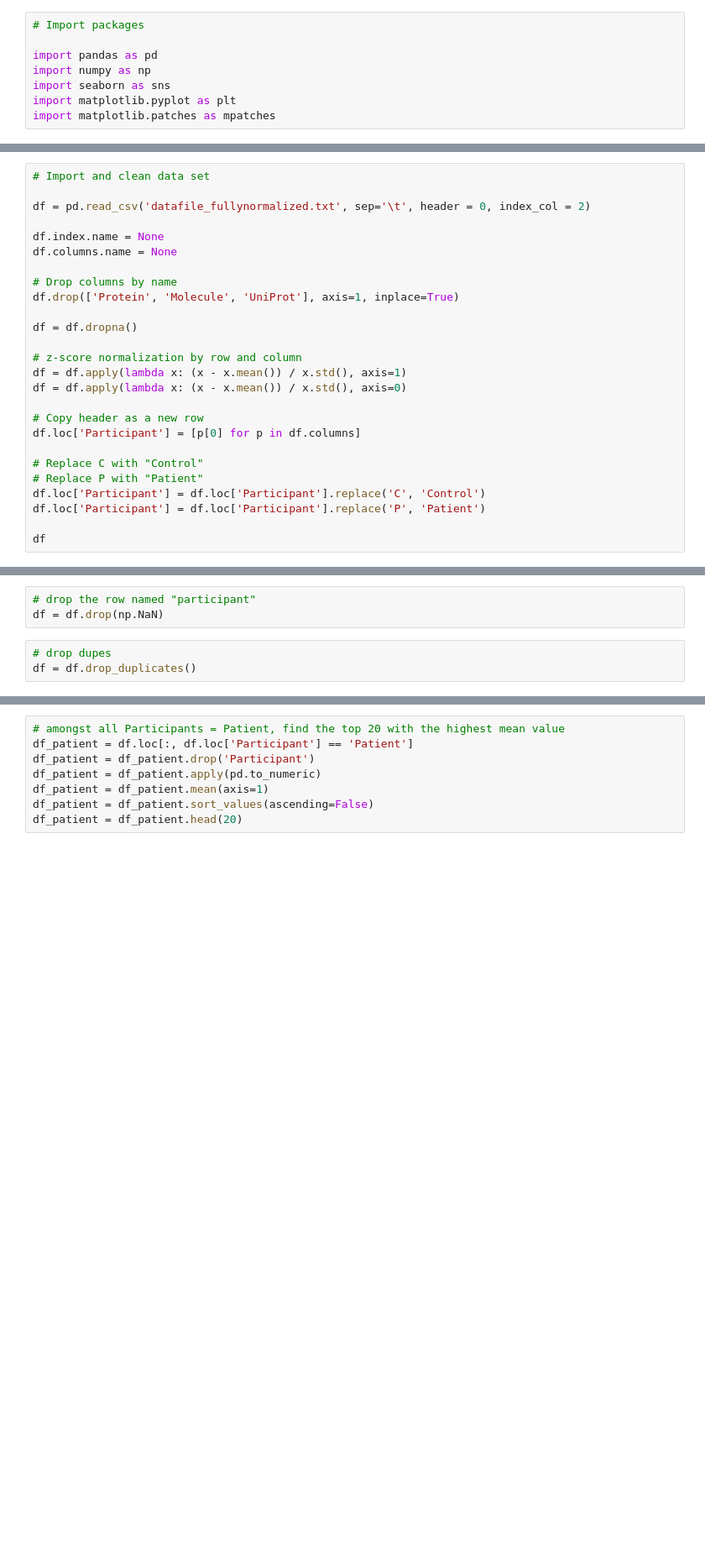
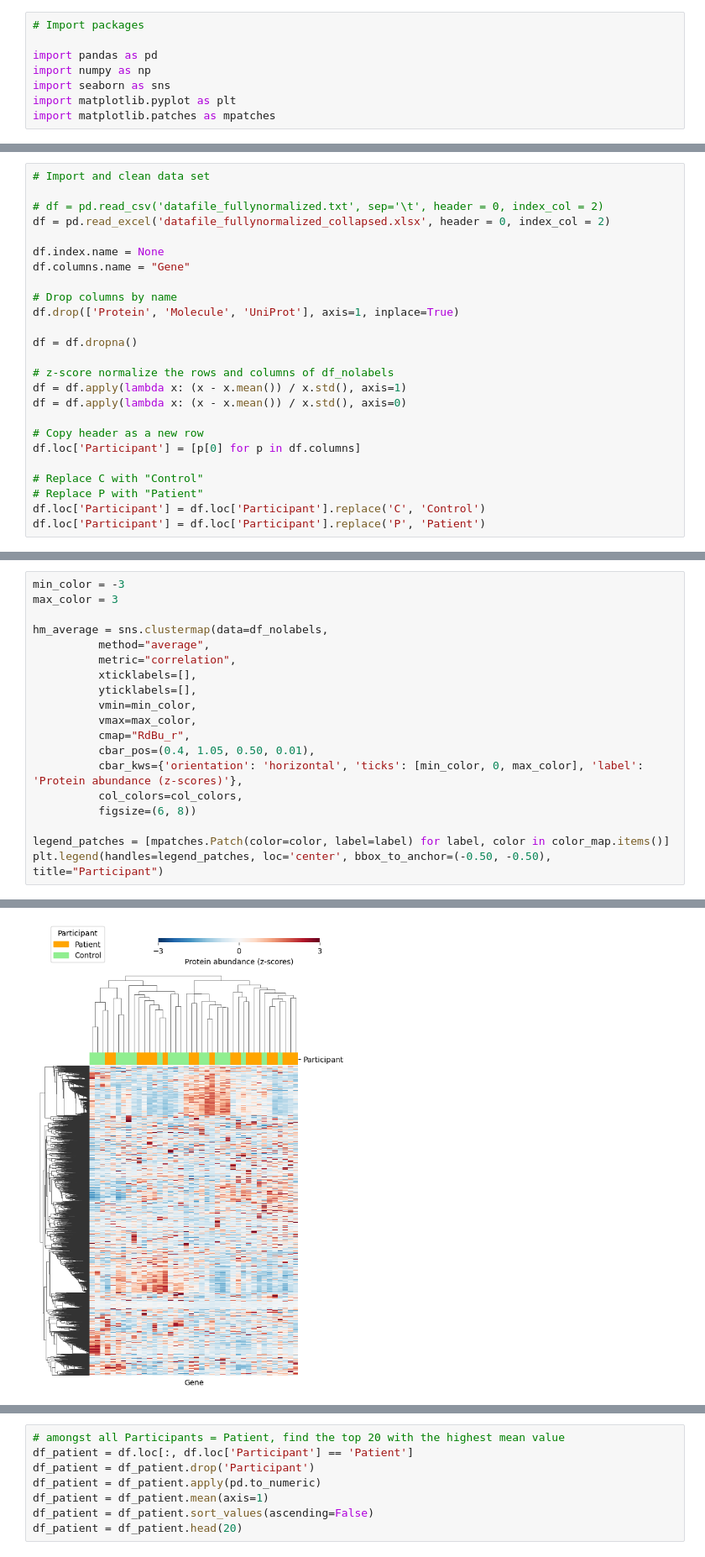
Before and after one commit to briantruan/ns4300-mecfs, a Jupyter notebook: final_project.ipynb, the cells around one changed output, grey strips where cells are left out. Shown at 84% size. Saved outputs shown, nothing was run; the diff lists cells and outputs as text; blank space fills up the shorter version.

Commit message:
add new data set, generate new correlations

```diff
--- a/final_project.ipynb
+++ b/final_project.ipynb
@@ -9,17 +13,18 @@ import matplotlib.patches as mpatches
 # %%
 # Import and clean data set
 
-df = pd.read_csv('datafile_fullynormalized.txt', sep='\t', header = 0, index_col = 2)
+# df = pd.read_csv('datafile_fullynormalized.txt', sep='\t', header = 0, index_col = 2)
+df = pd.read_excel('datafile_fullynormalized_collapsed.xlsx', header = 0, index_col = 2)
 
 df.index.name = None
-df.columns.name = None
+df.columns.name = "Gene"
 
 # Drop columns by name
 df.drop(['Protein', 'Molecule', 'UniProt'], axis=1, inplace=True)
 
 df = df.dropna()
 
-# z-score normalization by row and column
+# z-score normalize the rows and columns of df_nolabels
 df = df.apply(lambda x: (x - x.mean()) / x.std(), axis=1)
 df = df.apply(lambda x: (x - x.mean()) / x.std(), axis=0)
 
@@ -30,5 +35,3 @@ df.loc['Participant'] = [p[0] for p in df.columns]
 # Replace P with "Patient"
 df.loc['Participant'] = df.loc['Participant'].replace('C', 'Control')
 df.loc['Participant'] = df.loc['Participant'].replace('P', 'Patient')
-
-df
@@ -49,6 +37,0 @@ df
-# %%
-# drop the row named "participant"
-df = df.drop(np.NaN)
-# %%
-# drop dupes
-df = df.drop_duplicates()
@@ -54,0 +69,20 @@ df = df.drop_duplicates()
+# %%
+min_color = -3
+max_color = 3
+
+hm_average = sns.clustermap(data=df_nolabels,
+          method="average",
+          metric="correlation",
+          xticklabels=[],
+          yticklabels=[],
+          vmin=min_color,
+          vmax=max_color,
+          cmap="RdBu_r",
+          cbar_pos=(0.4, 1.05, 0.50, 0.01),
+          cbar_kws={'orientation': 'horizontal', 'ticks': [min_color, 0, max_color], 'label': 'Protein abundance (z-scores)'},
+          col_colors=col_colors,
+          figsize=(6, 8))
+
+legend_patches = [mpatches.Patch(color=color, label=label) for label, color in color_map.items()]
+plt.legend(handles=legend_patches, loc='center', bbox_to_anchor=(-0.50, -0.50), title="Participant")
+# %% [output]
@@ -54,0 +90 @@ df = df.drop_duplicates()
+[figure, added]
```
Also changed, not shown: parts of 19 cells of this notebook, 4 other files.
